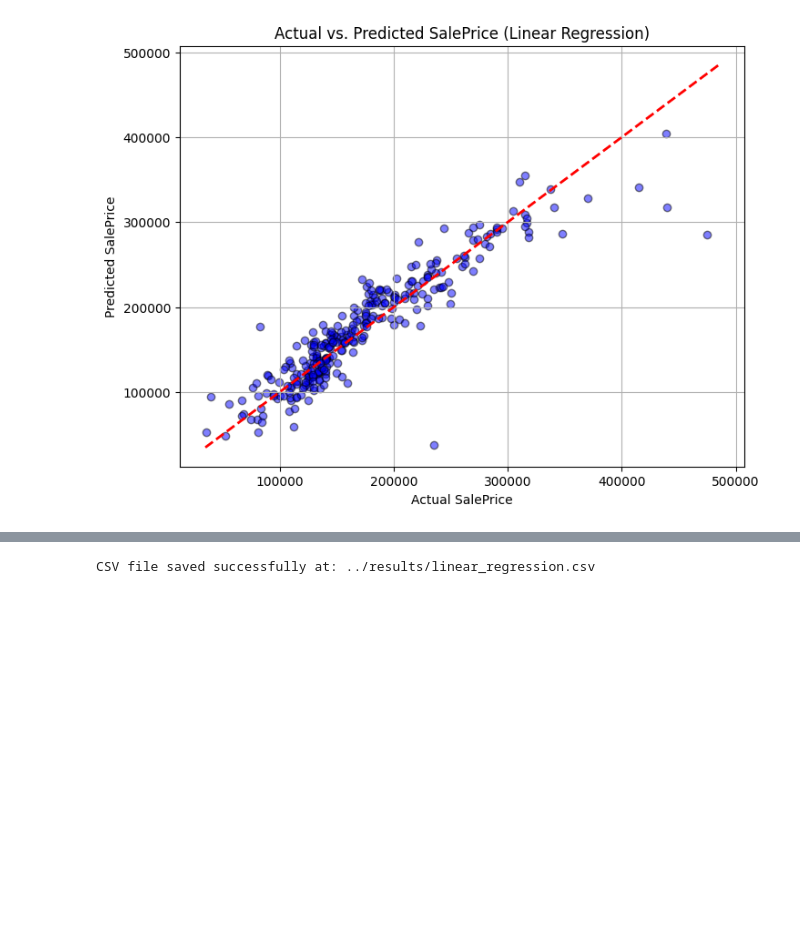
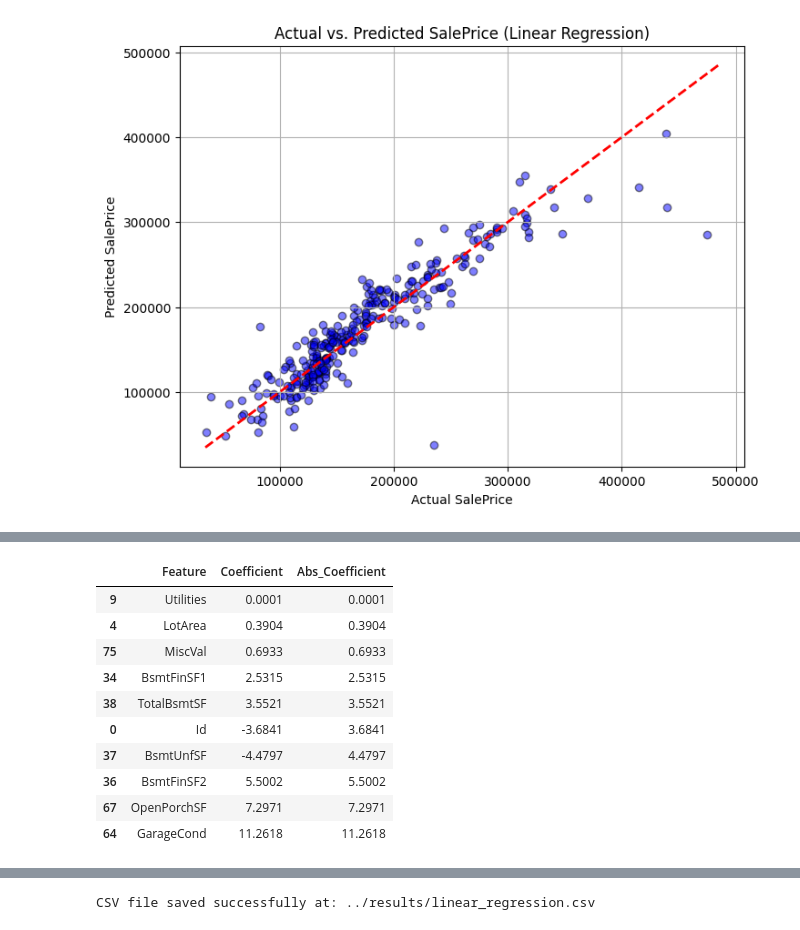
Before and after one commit to BenyHanonove/Housing-Prices-Competition-for-Kaggle, a Jupyter notebook: notebooks/linear_regression.ipynb, the cells around one changed output, grey strips where cells are left out. Cells and saved outputs as stored; diff of their text form; code cells hidden in the pictures; blank space fills up the shorter version.

```diff
--- a/notebooks/linear_regression.ipynb
+++ b/notebooks/linear_regression.ipynb
@@ -27,6 +27,15 @@ train_df.head()
 X = train_df.drop(columns=["SalePrice"])
 y = train_df["SalePrice"]
 
+# Combine all drop keys into a single list
+drop_keys = [
+    # "Utilities", "LotArea", "MiscVal"
+    ]
+
+# Drop the columns with 0 feature impotents
+X = X.drop(columns=drop_keys)
+
+
 # Split into training (80%) and testing (20%) datasets
 X_train, X_test, y_train, y_test = train_test_split(X, y, test_size=0.2, random_state=42)
 # %%
@@ -117,0 +149,30 @@ plt.show()
+# %%
+# Create a DataFrame for feature importance
+feature_importance = pd.DataFrame({
+    "Feature": X_train.columns,
+    "Coefficient": model.coef_
+})
+
+# Take absolute values and sort by importance
+feature_importance["Abs_Coefficient"] = feature_importance["Coefficient"].abs()
+feature_importance = feature_importance.sort_values(by="Abs_Coefficient", ascending=True)
+
+# Format values to 4 decimal places and replace small values with 0.0001
+feature_importance["Coefficient"] = feature_importance["Coefficient"].apply(lambda x: round(x, 4) if abs(x) >= 0.0001 else 0.0001)
+feature_importance["Abs_Coefficient"] = feature_importance["Abs_Coefficient"].apply(lambda x: round(x, 4) if x >= 0.0001 else 0.0001)
+
+
+# Display the sorted feature importance DataFrame
+feature_importance.head(10)
+# %% [output]
+|  | Feature | Coefficient | Abs_Coefficient |
+| 9 | Utilities | 0.0001 | 0.0001 |
+| 4 | LotArea | 0.3904 | 0.3904 |
+| 75 | MiscVal | 0.6933 | 0.6933 |
+| 34 | BsmtFinSF1 | 2.5315 | 2.5315 |
+| 38 | TotalBsmtSF | 3.5521 | 3.5521 |
+| 0 | Id | -3.6841 | 3.6841 |
+| 37 | BsmtUnfSF | -4.4797 | 4.4797 |
+| 36 | BsmtFinSF2 | 5.5002 | 5.5002 |
+| 67 | OpenPorchSF | 7.2971 | 7.2971 |
+| 64 | GarageCond | 11.2618 | 11.2618 |
```
Also changed, not shown: parts of 7 cells of this notebook, 1 other file.
